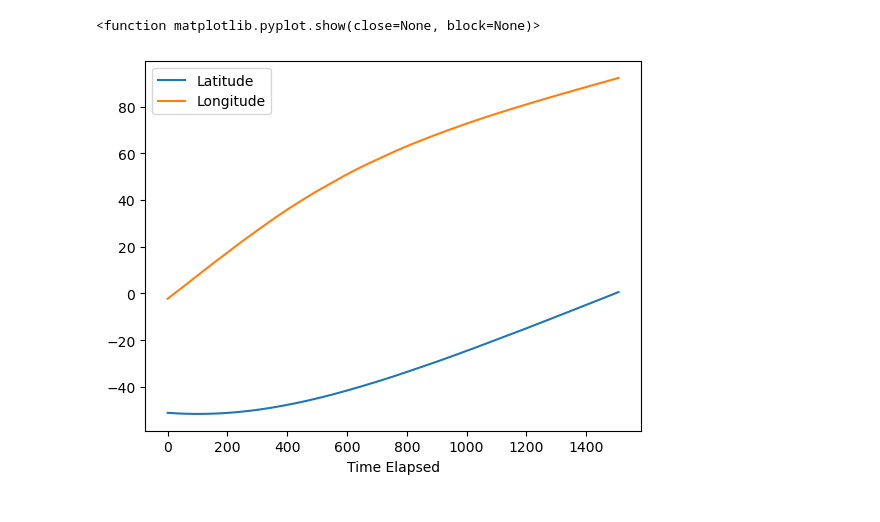
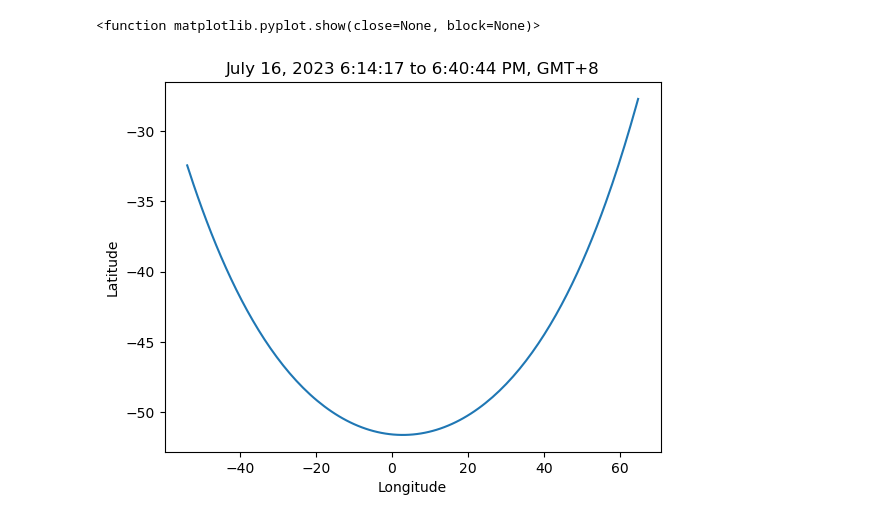
Before and after one commit to Vintridus/pythonexercises, a Jupyter notebook: iss.ipynb, the cells around one changed output. Saved outputs shown, nothing was run; the diff lists cells and outputs as text; code cells hidden in the pictures.

```diff
--- a/iss.ipynb
+++ b/iss.ipynb
@@ -41,12 +38,11 @@ def timeelapsed():
 # %%
 import matplotlib.pyplot as plt
 import numpy as np
-
-plt.plot(timee,lats,label = 'Latitude')
-plt.plot(timee,longs,label = 'Longitude')
-plt.xlabel("Time Elapsed")
-plt.legend()
+plt.plot(longs,lats)
+plt.xlabel("Longitude")
+plt.ylabel("Latitude")
+plt.title("July 16, 2023 6:14:17 to 6:40:44 PM, GMT+8")
 plt.show
 # %% [output]
 <function matplotlib.pyplot.show(close=None, block=None)>
-[figure, old version]
+[figure, new version]
```
Also changed, not shown: parts of 3 cells of this notebook.
